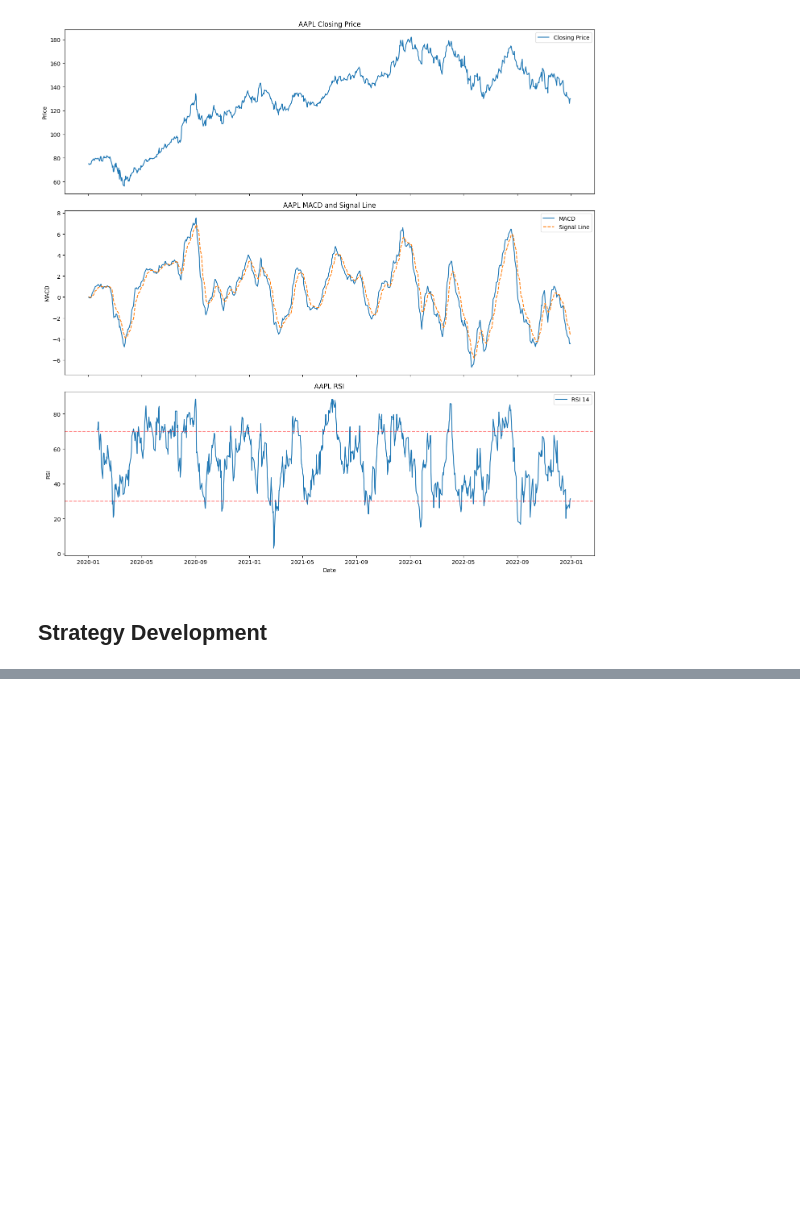
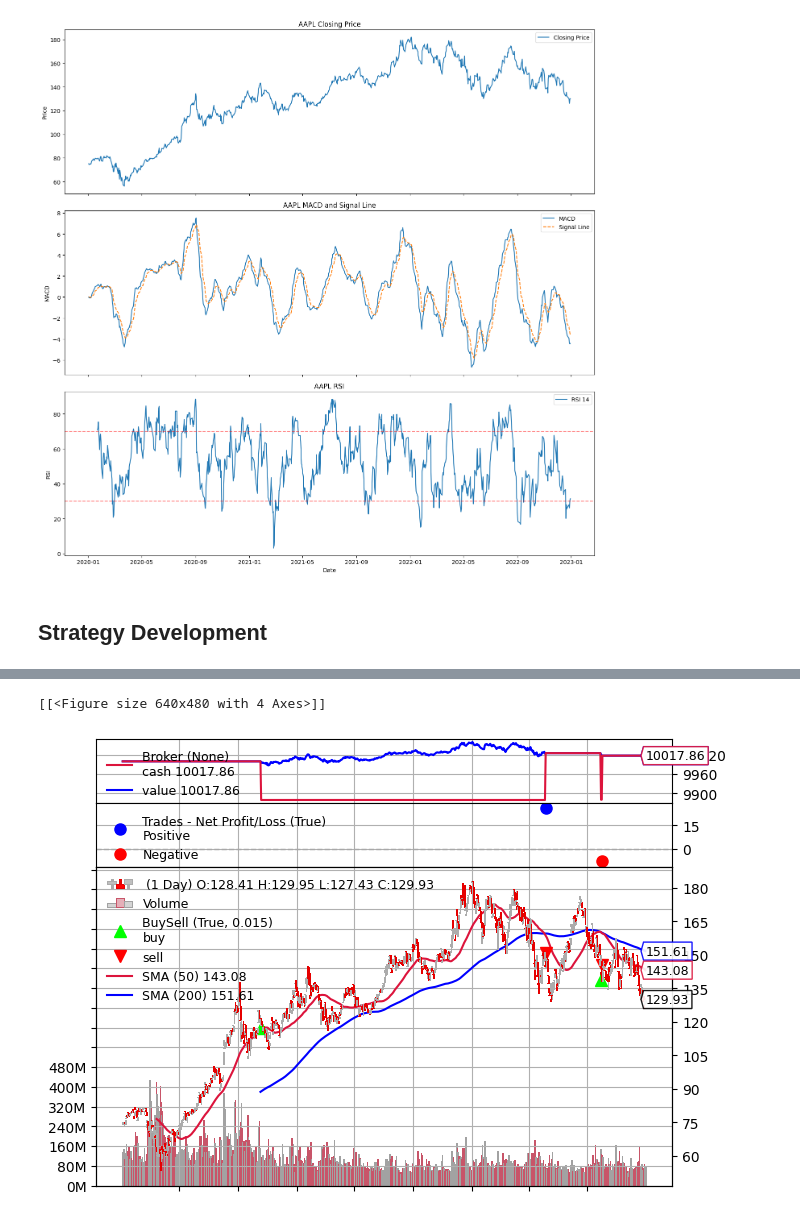
Before and after one commit to dev02chandan/Algo-Trading-Basics, a Jupyter notebook: Project 2/Moving Average Crossover.ipynb, the cells around one changed output, grey strips where cells are left out. Cells and saved outputs as stored; diff of their text form; code cells hidden in the pictures; blank space fills up the shorter version.

Commit message:
Moving Average Cross over complete

```diff
--- a/Project 2/1.ipynb
+++ b/Project 2/Moving Average Crossover.ipynb
@@ -320,0 +274,53 @@ plt.show()
+# %%
+data['SMA_50'] = SMA(data, 50)
+data['SMA_200'] = SMA(data, 200)
+# %%
+def generate_signals(data):
+    data['Signal'] = 0
+    data.iloc[50:, data.columns.get_loc('Signal')] = np.where(data.iloc[50:]['SMA_50'] > data.iloc[50:]['SMA_200'], 1, 0)
+    data['Position'] = data['Signal'].diff()
+    return data
+
+data = generate_signals(data)
+# %%
+import backtrader as bt
+import matplotlib.pyplot as plt
+
+# Enable inline plotting for Jupyter notebook
+%matplotlib inline
+
+class MovingAverageCrossover(bt.Strategy):
+    def __init__(self):
+        self.sma50 = bt.indicators.SMA(self.data.close, period=50)
+        self.sma200 = bt.indicators.SMA(self.data.close, period=200)
+
+    def next(self):
+        if not self.position:
+            if self.sma50 > self.sma200:
+                self.buy()
+        else:
+            if self.sma50 < self.sma200:
+                self.sell()
+
+# Create a Backtrader Cerebro engine instance
+cerebro = bt.Cerebro()
+
+# Convert the pandas DataFrame to a Backtrader data feed
+data_feed = bt.feeds.PandasData(dataname=data)
+
+# Add the data feed to Cerebro
+cerebro.adddata(data_feed)
+
+# Add the strategy to Cerebro
+cerebro.addstrategy(MovingAverageCrossover)
+
+# Set the starting cash
+cerebro.broker.set_cash(10000)
+
+# Run the backtesting
+cerebro.run()
+
+# Plot the results
+plt.figure(figsize=(14, 7))
+cerebro.plot(style='candlestick')
+# %% [output]
@@ -320,0 +329,2 @@ plt.show()
+[[<Figure size 640x480 with 4 Axes>]]
+[figure, added]
```
Also changed, not shown: parts of 7 cells of this notebook, 2 other files.
